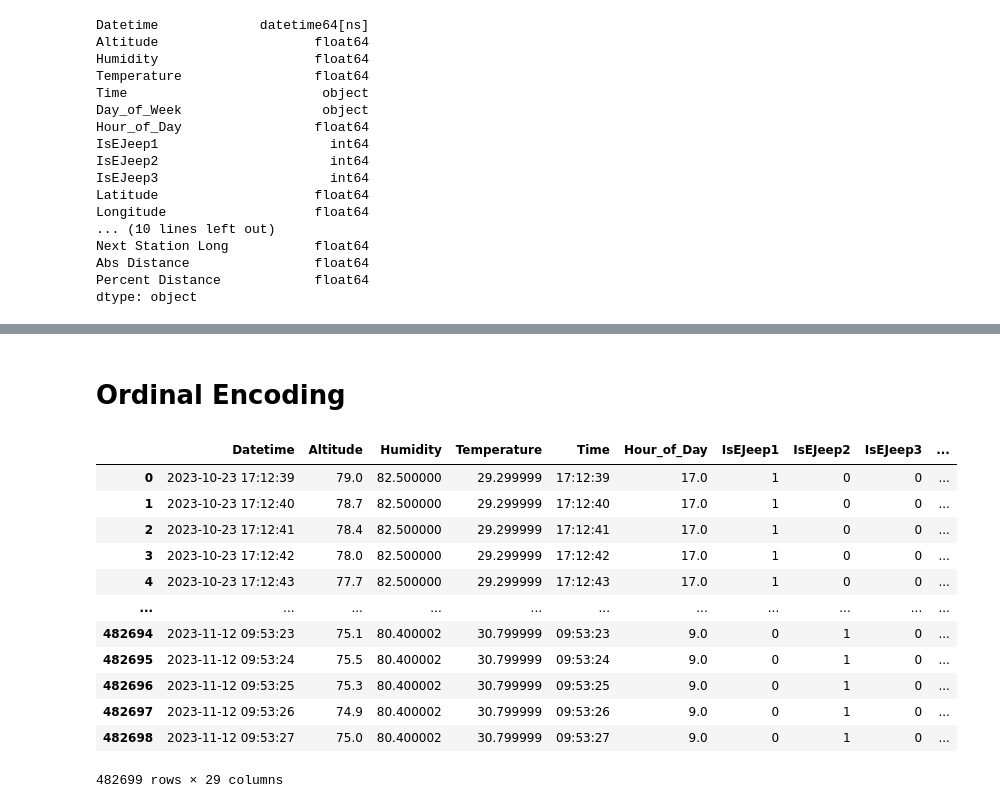
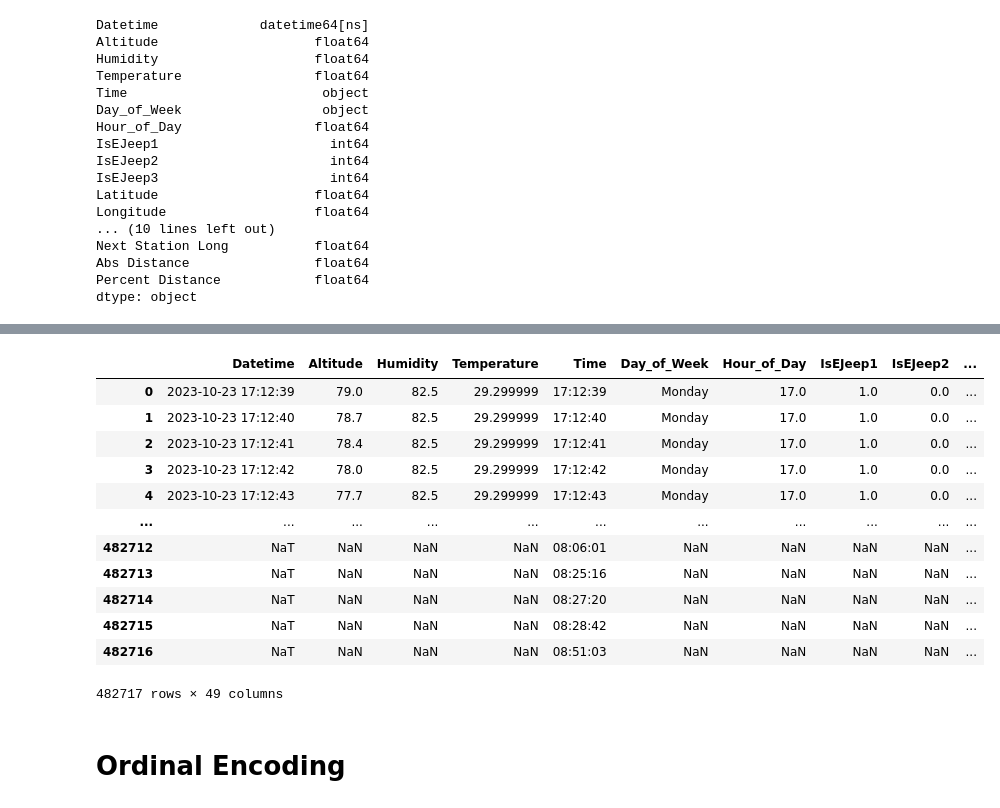
Before and after one commit to CSfromCS/VHS-Thesis, a Jupyter notebook: Data Preprocessing/DataProcessor.ipynb, the cells around one changed output, grey strips where cells are left out. Saved outputs shown, nothing was run; the diff lists cells and outputs as text; code cells hidden in the pictures.

```diff
--- a/Data Preprocessing/DataProcessor.ipynb
+++ b/Data Preprocessing/DataProcessor.ipynb
@@ -415,3 +505,58 @@ df.loc[df['Station'] != 'En Route', 'Prev Cum Distance'] = 0
+# %%
+df['Previous Time to Xavier Hall'] = None
+df['Previous Time to Fine Arts Annex'] = None
+df['Previous Time to Loyola House of Studies'] = None
+df['Previous Time to Grade School'] = None
+df['Previous Time to Gate 2.5'] = None
+df['Previous Time to Leong Hall'] = None
+
+df['Next Time to Xavier Hall'] = None
+df['Next Time to Fine Arts Annex'] = None
+df['Next Time to Loyola House of Studies'] = None
+df['Next Time to Grade School'] = None
+df['Next Time to Gate 2.5'] = None
+df['Next Time to Leong Hall'] = None
+# %%
+df2 = df_stations_sum.copy()
+
+for index, row in df2.iterrows():
+    future_df = df2.iloc[index + 1: index + 40]
+    prev_df = df2.iloc[index - 40: index - 1]
+
+    if row['Status'] == 'Departing':
+        for station in next_station_dict.keys():
+            future_df_index = future_df.index.where(future_df['Station'] == station).min()
+            if not pd.isnull(future_df_index):
+                future_df_index = int(future_df_index)
+                df.at[row['Original Index'], f'Next Time to {station}'] = df2.at[future_df_index, 'Time']
+    elif row['Status'] == 'Arriving':
+        for station in next_station_dict.keys():
+            prev_df_index = prev_df.index.where(prev_df['Station'] == station).max()
+            if not pd.isnull(prev_df_index):
+                prev_df_index = int(prev_df_index)
+                df.at[row['Original Index'], f'Previous Time to {station}'] = df2.at[prev_df_index, 'Time']
+# %%
+df = df.dropna(how='all')
+# %%
+for station in next_station_dict.keys():
+    df[f'Previous Time to {station}'] = df[f'Previous Time to {station}'].interpolate(method='ffill', limit_direction='forward')
+    df[f'Next Time to {station}'] = df[f'Next Time to {station}'].interpolate(method='bfill', limit_direction='backward')
+# %%
+df
+# %% [output]
+|  | Datetime | Altitude | Humidity | Temperature | Time | Day_of_Week | Hour_of_Day | IsEJeep1 | IsEJeep2 | ... |
+| 0 | 2023-10-23 17:12:39 | 79.0 | 82.5 | 29.299999 | 17:12:39 | Monday | 17.0 | 1.0 | 0.0 | ... |
+| 1 | 2023-10-23 17:12:40 | 78.7 | 82.5 | 29.299999 | 17:12:40 | Monday | 17.0 | 1.0 | 0.0 | ... |
+| 2 | 2023-10-23 17:12:41 | 78.4 | 82.5 | 29.299999 | 17:12:41 | Monday | 17.0 | 1.0 | 0.0 | ... |
+| 3 | 2023-10-23 17:12:42 | 78.0 | 82.5 | 29.299999 | 17:12:42 | Monday | 17.0 | 1.0 | 0.0 | ... |
+| 4 | 2023-10-23 17:12:43 | 77.7 | 82.5 | 29.299999 | 17:12:43 | Monday | 17.0 | 1.0 | 0.0 | ... |
+| ... | ... | ... | ... | ... | ... | ... | ... | ... | ... | ... |
+| 482712 | NaT | NaN | NaN | NaN | 08:06:01 | NaN | NaN | NaN | NaN | ... |
+| 482713 | NaT | NaN | NaN | NaN | 08:25:16 | NaN | NaN | NaN | NaN | ... |
+| 482714 | NaT | NaN | NaN | NaN | 08:27:20 | NaN | NaN | NaN | NaN | ... |
+| 482715 | NaT | NaN | NaN | NaN | 08:28:42 | NaN | NaN | NaN | NaN | ... |
+| 482716 | NaT | NaN | NaN | NaN | 08:51:03 | NaN | NaN | NaN | NaN | ... |
+482717 rows × 49 columns
 # %% [markdown]
 # Ordinal Encoding
 # %%
@@ -434,19 +579,3 @@ df.drop(columns='Day_of_Week', inplace=True)
 df.drop(columns='Station', inplace=True)
 df.drop(columns='Prev Station', inplace=True)
 df.drop(columns='Next Station', inplace=True)
-# %%
-df.replace(np.nan, 0)
-# %% [output]
-|  | Datetime | Altitude | Humidity | Temperature | Time | Hour_of_Day | IsEJeep1 | IsEJeep2 | IsEJeep3 | ... |
-| 0 | 2023-10-23 17:12:39 | 79.0 | 82.500000 | 29.299999 | 17:12:39 | 17.0 | 1 | 0 | 0 | ... |
-| 1 | 2023-10-23 17:12:40 | 78.7 | 82.500000 | 29.299999 | 17:12:40 | 17.0 | 1 | 0 | 0 | ... |
-| 2 | 2023-10-23 17:12:41 | 78.4 | 82.500000 | 29.299999 | 17:12:41 | 17.0 | 1 | 0 | 0 | ... |
-| 3 | 2023-10-23 17:12:42 | 78.0 | 82.500000 | 29.299999 | 17:12:42 | 17.0 | 1 | 0 | 0 | ... |
-| 4 | 2023-10-23 17:12:43 | 77.7 | 82.500000 | 29.299999 | 17:12:43 | 17.0 | 1 | 0 | 0 | ... |
-| ... | ... | ... | ... | ... | ... | ... | ... | ... | ... | ... |
-| 482694 | 2023-11-12 09:53:23 | 75.1 | 80.400002 | 30.799999 | 09:53:23 | 9.0 | 0 | 1 | 0 | ... |
-| 482695 | 2023-11-12 09:53:24 | 75.5 | 80.400002 | 30.799999 | 09:53:24 | 9.0 | 0 | 1 | 0 | ... |
-| 482696 | 2023-11-12 09:53:25 | 75.3 | 80.400002 | 30.799999 | 09:53:25 | 9.0 | 0 | 1 | 0 | ... |
-| 482697 | 2023-11-12 09:53:26 | 74.9 | 80.400002 | 30.799999 | 09:53:26 | 9.0 | 0 | 1 | 0 | ... |
-| 482698 | 2023-11-12 09:53:27 | 75.0 | 80.400002 | 30.799999 | 09:53:27 | 9.0 | 0 | 1 | 0 | ... |
-482699 rows × 29 columns
```
Also changed, not shown: parts of 8 cells of this notebook.
